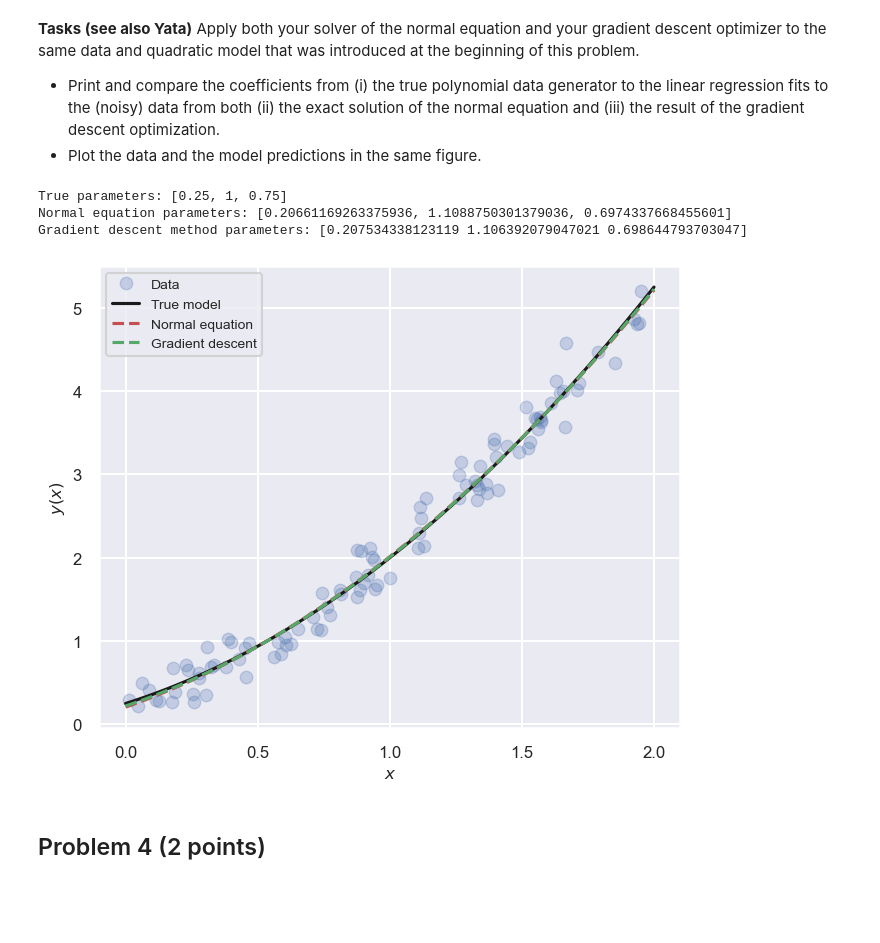
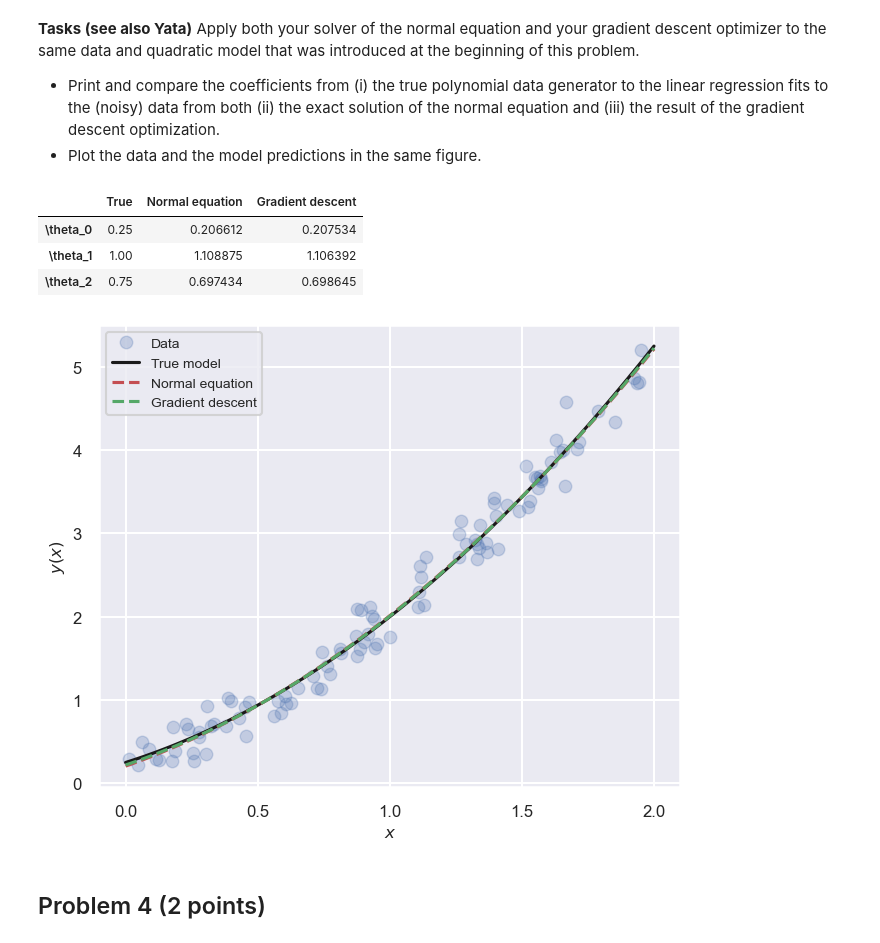
Before and after one commit to stommen/tif285, a Jupyter notebook: hand-ins/pub/ProblemSets/Set1/TIF285_ps1_basic_problems.ipynb, the cells around one changed output. Drawn from its saved outputs; the diff is of its cells as text; code cells hidden in the pictures; blank space fills up the shorter version.

```diff
--- a/hand-ins/pub/ProblemSets/Set1/TIF285_ps1_basic_problems.ipynb
+++ b/hand-ins/pub/ProblemSets/Set1/TIF285_ps1_basic_problems.ipynb
@@ -410,7 +409,7 @@ def solve_normal_equation(X_d, y):
     #
     theta_star = np.linalg.inv(X_d.T @ X_d) @ X_d.T @ y
 
-    return theta_star.T[0]
+    return theta_star.flatten()
 # %%
 # TESTS TO CHECK YOUR CODE
 # ---
@@ -511,7 +507,7 @@ def gradient_descent_linear_regression(X_d, y, theta_start, eta=0.1, n_iteration
 
         theta_start -= eta * gradient
 
-    return theta_start.T[0]
+    return theta_start.flatten()
 # %%
 # TESTS TO CHECK YOUR CODE
 # ---
@@ -539,41 +535,43 @@ Apply both your solver of the normal equation and your gradient descent optimize
 #   (ii) the solution of the normal equation,
 #   (iii) the optimum from gradient descent.
 #
 # 2. Plot the data, the true model and the fit model predictions in the same figure.
 
 #
 # YOUR CODE HERE
 #
 
-%matplotlib inline
 import seaborn as sns
 sns.set('talk')
 
 # 1.
-print(f'True parameters: {theta_true}')
-print(f'Normal equation parameters: {list(solve_normal_equation(X_d, y))}')
-print(f'Gradient descent method parameters: {gradient_descent_linear_regression(X_d, y, [0,0,0], n_iterations=2000)}')
-
+column_names = [r'\theta_0', r'\theta_1', r'\theta_2']
+results = pd.DataFrame({'True': theta_true,
+                        'Normal equation': solve_normal_equation(X_d, y),
+                        'Gradient descent': gradient_descent_linear_regression(X_d, y, [0,0,0], n_iterations=2000)},
+                        index=column_names)
+display(results)
 # 2.
 x = np.array(np.linspace(0,2,100))
 x = x.reshape(-1,1)
 fig, ax = plt.subplots(figsize=(7.5,6))
 
 ax.plot(X, y, 'bo', alpha=0.25)
 ax.plot(x, design_matrix(x) @ theta_true, 'k')
 ax.plot(x, design_matrix(x) @ solve_normal_equation(X_d, y), 'r--')
 ax.plot(x, design_matrix(x) @ gradient_descent_linear_regression(X_d, y, [0,0,0]), 'g--')
 
 ax.legend(['Data', 'True model', 'Normal equation', 'Gradient descent'], fontsize=10)
 plt.xlabel('$x$', fontsize=12)
 plt.ylabel('$y(x)$', fontsize=12)
 plt.xticks(fontsize=12)
 plt.yticks(fontsize=12)
 plt.show()
 # %% [output]
-True parameters: [0.25, 1, 0.75]
-Normal equation parameters: [0.20661169263375936, 1.1088750301379036, 0.6974337668455601]
-Gradient descent method parameters: [0.207534338123119 1.106392079047021 0.698644793703047]
+|  | True | Normal equation | Gradient descent |
+| \theta_0 | 0.25 | 0.206612 | 0.207534 |
+| \theta_1 | 1.00 | 1.108875 | 1.106392 |
+| \theta_2 | 0.75 | 0.697434 | 0.698645 |
 [figure]
 # %% [markdown]
 ## Problem 4 (2 points)
```
Also changed, not shown: parts of 6 cells of this notebook.
